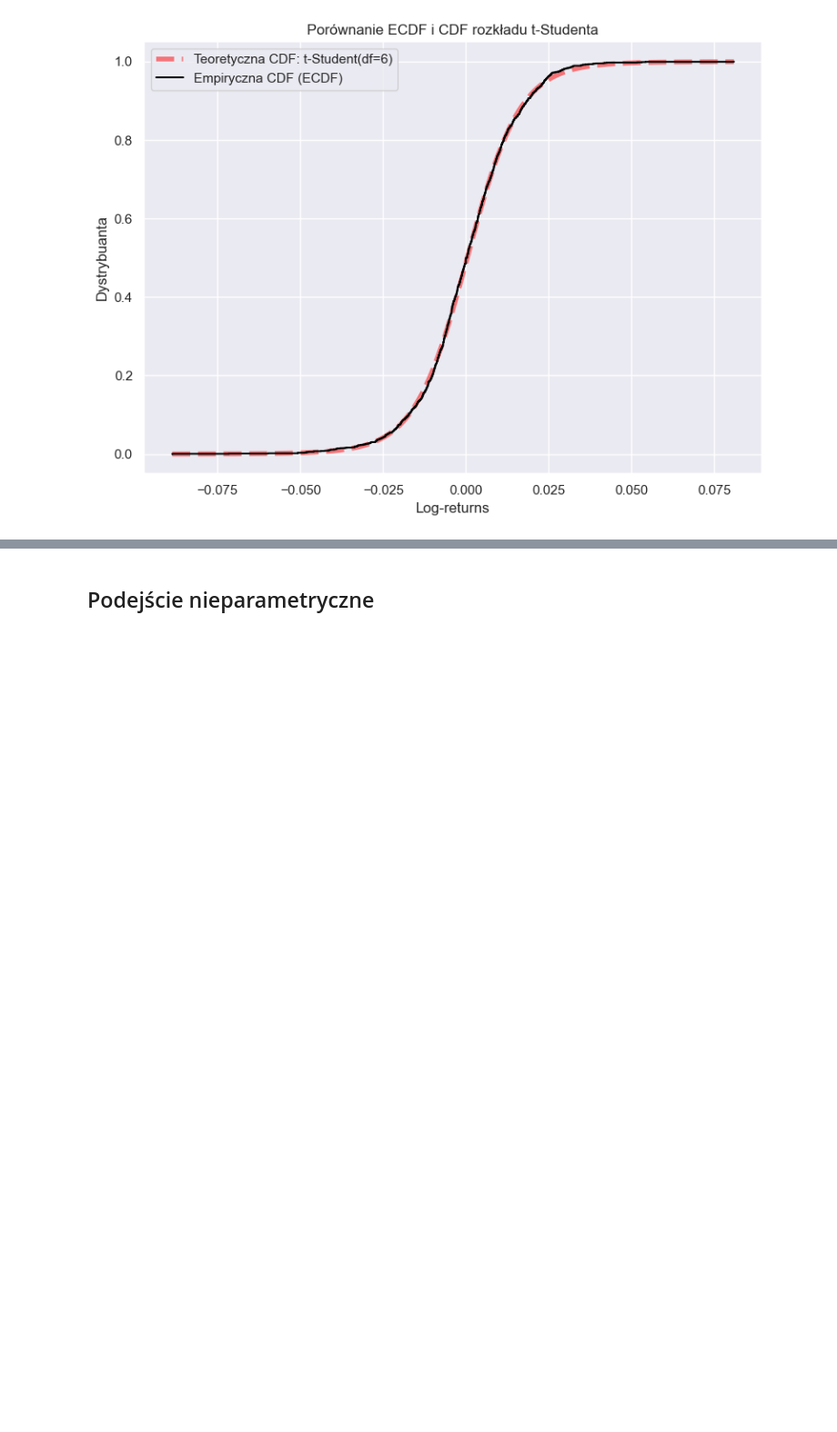
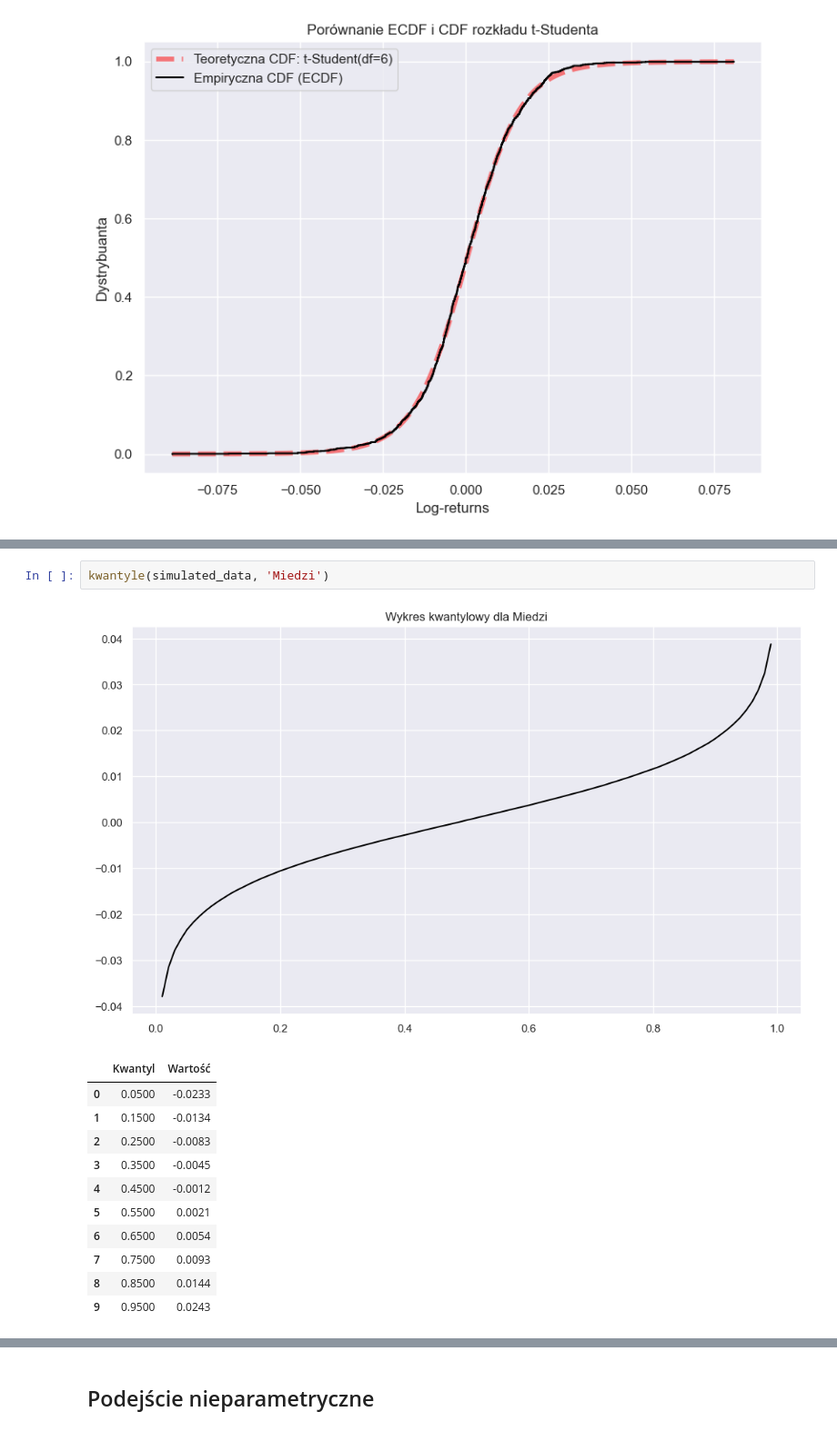
Before and after one commit to mathieuboro/nvidia_risk_management, a Jupyter notebook: projekt 2.ipynb, the cells around one changed output, grey strips where cells are left out. Shown at 91% size. Cells and saved outputs as stored; diff of their text form; blank space fills up the shorter version.

```diff
--- a/projekt 2.ipynb
+++ b/projekt 2.ipynb
@@ -536,0 +567,15 @@ parametry(simulated_data)
+# %%
+kwantyle(simulated_data, 'Miedzi')
+# %% [output]
+[figure, added]
+|  | Kwantyl | Wartość |
+| 0 | 0.0500 | -0.0233 |
+| 1 | 0.1500 | -0.0134 |
+| 2 | 0.2500 | -0.0083 |
+| 3 | 0.3500 | -0.0045 |
+| 4 | 0.4500 | -0.0012 |
+| 5 | 0.5500 | 0.0021 |
+| 6 | 0.6500 | 0.0054 |
+| 7 | 0.7500 | 0.0093 |
+| 8 | 0.8500 | 0.0144 |
+| 9 | 0.9500 | 0.0243 |
```
Also changed, not shown: parts of 17 cells of this notebook.
